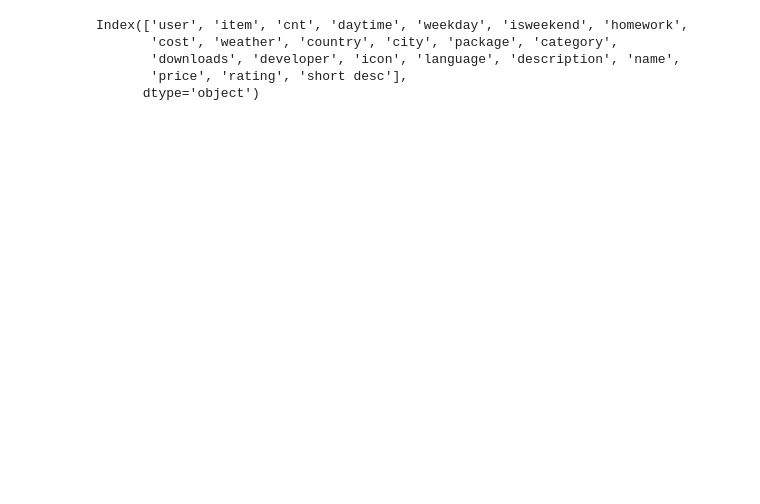
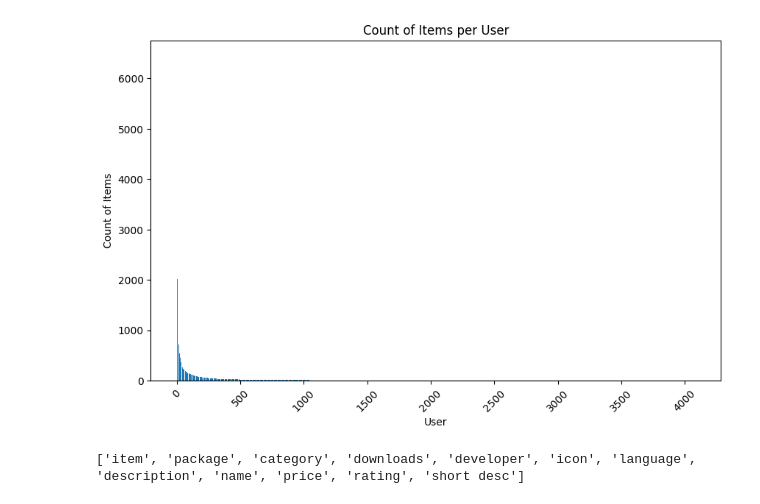
Before and after one commit to AlexAbades/recsys, a Jupyter notebook: src/notebooks/frappe.ipynb, the cells around one changed output. Saved outputs shown, nothing was run; the diff lists cells and outputs as text; code cells hidden in the pictures; blank space fills up the shorter version.

Commit message:
Refactor train NCF + Class Data Process

```diff
--- a/src/notebooks/frappe.ipynb
+++ b/src/notebooks/frappe.ipynb
@@ -4,5 +6,9 @@ import sys
 sys.path.append('/home/alexabades/recsys')
 from src.data.PreProcessData import PreProcessData
+# %%
+datapath = "../data/raw/frappe/frappe.csv"
+df = pd.read_csv(datapath, sep="\t")
+d = PreProcessData(datapath)
 # %%
-d = PreProcessData()
+d._binarize_data()
 # %%
@@ -51,0 +31,15 @@ except OSError as e:
+# %%
+df = d.ratings
+frequency_interaction = df.groupby("user")[["item", "cnt"]].count()
+users_one_interaction = frequency_interaction[frequency_interaction["cnt"]==1].index
+# df_users_one_interacation = df[df['user'].isin(users_one_interaction)]
+list_of_users = users = df["user"].unique()
+users_more_one_interaction = list(set(list_of_users)-set(users_one_interaction))
+
+idx = []
+for i in users_more_one_interaction:
+  element = df[df["user"] == i ].sample(n=1)
+  idx.append(element.index[0])
+
+test_idx = np.isin(df.index, np.array(idx))
+df_test = df[test_idx]
@@ -51,0 +157,16 @@ except OSError as e:
+# %%
+item_interactions_sorted = df.groupby("item")["cnt"].count().sort_values(ascending=False)
+sorted_counts_df = item_interactions_sorted.reset_index()
+sorted_counts_df.columns = ['Item', 'Count of users']
+# sorted_counts_df.to_csv("item_interactions_count.csv")
+
+
+plt.figure(figsize=(10, 6))
+plt.bar(range(len(sorted_counts_df)), sorted_counts_df['Count of users'])
+plt.xlabel('User')
+plt.ylabel('Count of Items')
+plt.title('Count of Items per User')
+plt.xticks(rotation=45)  # Rotate for better label readability
+plt.show()
+# %% [output]
+[figure, added]
@@ -52,10 +186,7 @@ except OSError as e:
 # %%
+datapath = "../data/raw/frappe/"
 meta_app = pd.read_csv(datapath +'meta.csv', sep="\t")
 df_meta = df.merge(meta_app, on='item')
-df_meta.columns
+print(list(meta_app.columns))
 # %% [output]
-Index(['user', 'item', 'cnt', 'daytime', 'weekday', 'isweekend', 'homework',
-       'cost', 'weather', 'country', 'city', 'package', 'category',
-       'downloads', 'developer', 'icon', 'language', 'description', 'name',
-       'price', 'rating', 'short desc'],
-      dtype='object')
+['item', 'package', 'category', 'downloads', 'developer', 'icon', 'language', 'description', 'name', 'price', 'rating', 'short desc']
```
Also changed, not shown: parts of 27 cells of this notebook, 16 other files.
